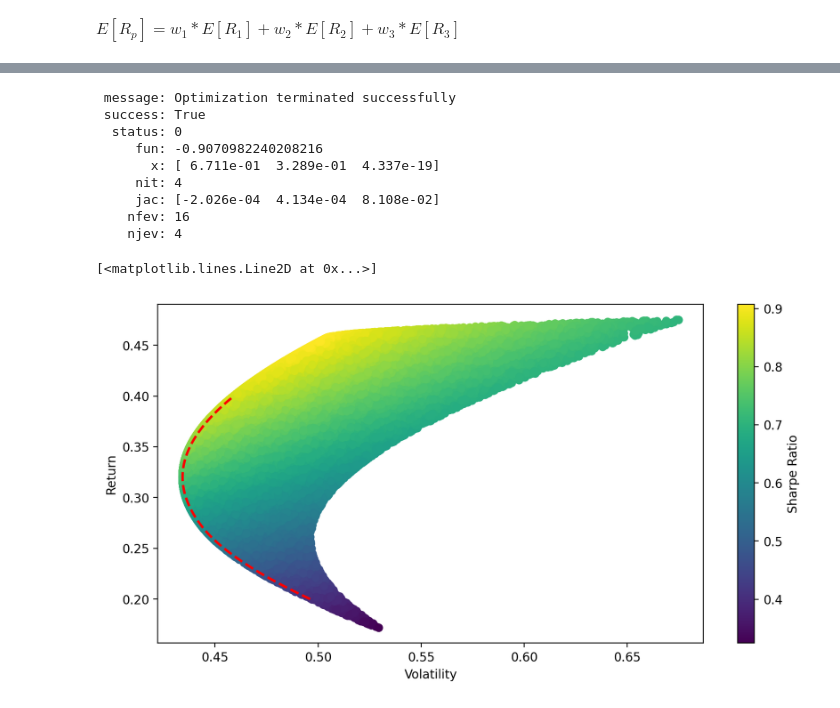
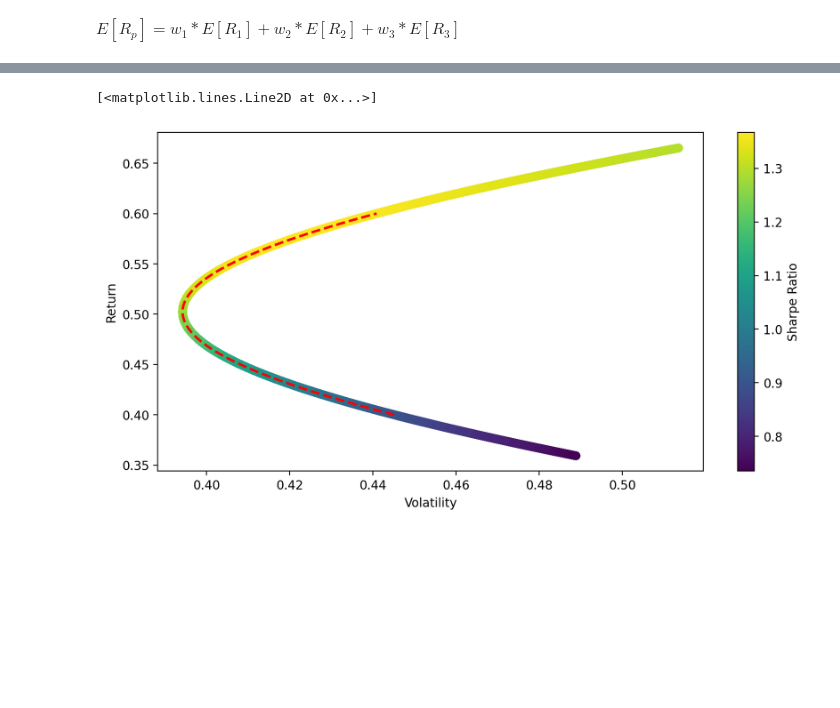
Before and after one commit to Wenbo-Git/Finance, a Jupyter notebook: Portfolio Management/Portfolio Optimization/Portfolio Optimization.ipynb, the cells around one changed output, grey strips where cells are left out. Cells and saved outputs as stored; diff of their text form; code cells hidden in the pictures; blank space fills up the shorter version.

```diff
--- a/Portfolio Management/Portfolio Optimization/Portfolio Optimization.ipynb
+++ b/Portfolio Management/Portfolio Optimization/Portfolio Optimization.ipynb
@@ -70,5 +29,6 @@ plt.grid(True)
 # %%
-data = pd.concat([asset_1["Close"], asset_2["Close"], asset_3["Close"]],axis=1).dropna()
-data.columns = [ticker_1, ticker_2, ticker_3]
+data = pd.concat([asset_1["Close"], asset_2["Close"]],axis=1).dropna()
+data.columns = [ticker_1, ticker_2]
 N = len(data.columns)
-data
+log_rets = np.log(data/data.shift(1)).dropna()
+log_rets_cov = log_rets.cov()
@@ -235,12 +162,0 @@ sum_constraint = ({'type': 'eq', 'fun': lambda weights: np.sum(weights)-1})
-# %%
-minimize(fun = function_to_minimize, x0 = equal_weights, bounds = bounds, constraints = sum_constraint)
-# %% [output]
- message: Optimization terminated successfully
- success: True
-  status: 0
-     fun: -0.9070982240208216
-       x: [ 6.711e-01  3.289e-01  4.337e-19]
-     nit: 4
-     jac: [-2.026e-04  4.134e-04  8.108e-02]
-    nfev: 16
-    njev: 4
@@ -252,8 +163,28 @@ constraints = ({'type':'eq','fun': lambda weights: np.sum(weights)-1},
 # %%
+expected_returns_range = np.linspace(0.4,0.6,100)
+
+constraints = ({'type':'eq','fun': lambda weights: np.sum(weights)-1},
+               {'type':'eq','fun': lambda weights: calculate_returns(weights,log_rets) - possible_return})
+
 # redefine calculate_volatility because scipy.optimize.minimize
 # only takes one input (weights) for now
 
 def calculate_volatility(weights):
     annualized_cov = np.dot(log_rets_cov*252,weights)
     vol = np.dot(weights.transpose(),annualized_cov)
     return np.sqrt(vol)
+
+frontier_volatility = []
+for possible_return in expected_returns_range:
+    result = minimize(calculate_volatility, equal_weights, bounds = bounds, constraints = constraints)
+    frontier_volatility.append(result['fun'])
+
+plt.figure(dpi=200,figsize=(10,5))
+plt.scatter(mc_portfolio_vol,mc_portfolio_returns,c=mc_sharpe_ratios)
+plt.colorbar(label='Sharpe Ratio')
+plt.xlabel('Volatility')
+plt.ylabel('Return')
+plt.plot(frontier_volatility,expected_returns_range,'r--',linewidth=2)
+# %% [output]
+[<matplotlib.lines.Line2D at 0x...>]
+[figure, added]
@@ -265,10 +190,0 @@ for possible_return in expected_returns_range:
-# %%
-plt.figure(dpi=200,figsize=(10,5))
-plt.scatter(mc_portfolio_vol,mc_portfolio_returns,c=mc_sharpe_ratios)
-plt.colorbar(label='Sharpe Ratio')
-plt.xlabel('Volatility')
-plt.ylabel('Return')
-plt.plot(frontier_volatility,expected_returns_range,'r--',linewidth=2)
-# %% [output]
-[<matplotlib.lines.Line2D at 0x...>]
-[figure, removed]
```
Also changed, not shown: parts of 22 cells of this notebook.
